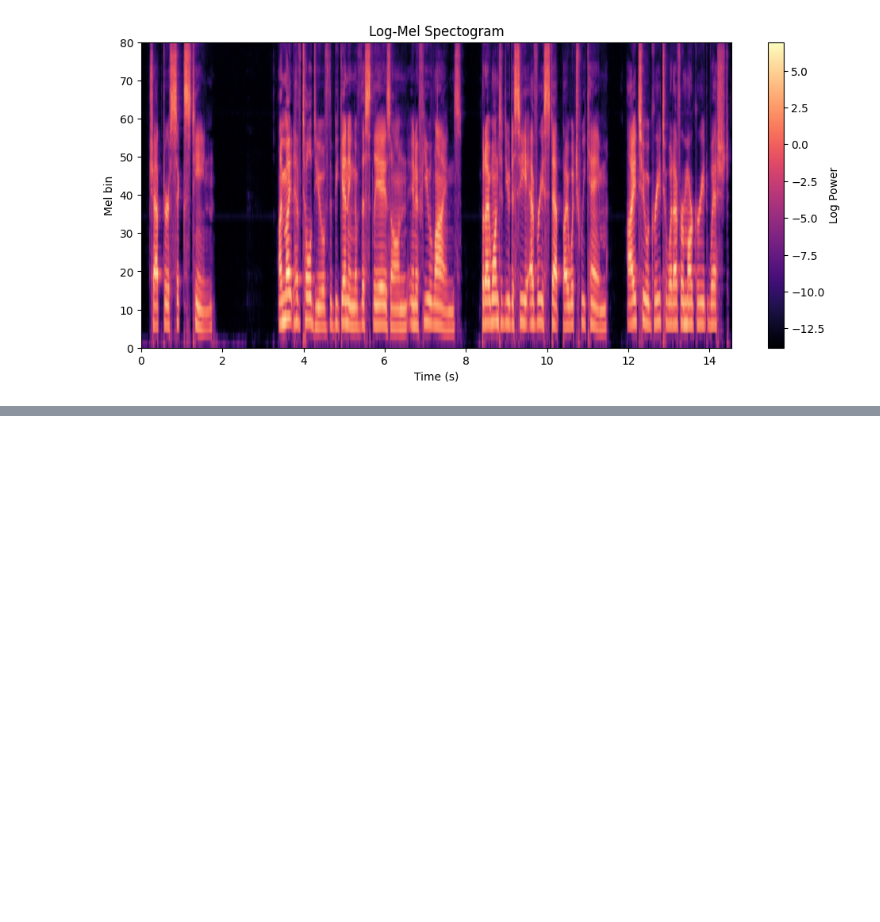
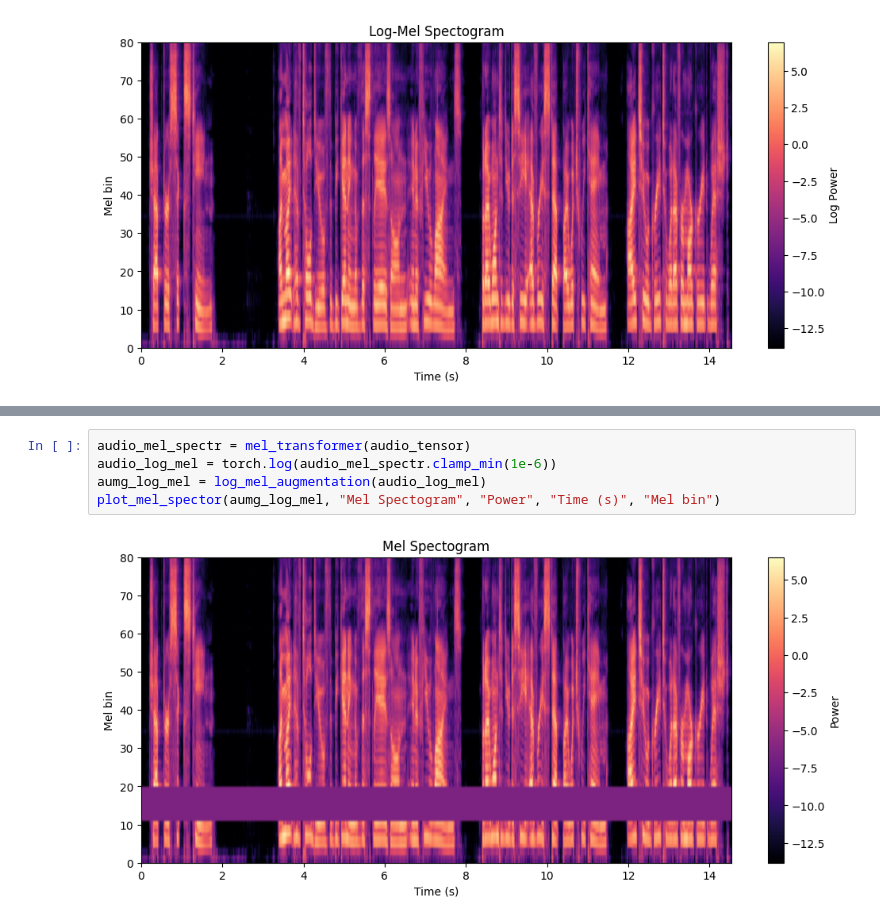
Before and after one commit to SmeysyaHromche/Automatic_Speech_Recognization, a Jupyter notebook: notebooks/data.ipynb, the cells around one changed output, grey strips where cells are left out. Drawn from its saved outputs; the diff is of its cells as text; blank space fills up the shorter version.

```diff
--- a/notebooks/data.ipynb
+++ b/notebooks/data.ipynb
@@ -85,0 +157,7 @@ plot_mel_spector(audio_log_mel, "Log-Mel Spectogram", "Log Power", "Time (s)", "
+# %%
+audio_mel_spectr = mel_transformer(audio_tensor)
+audio_log_mel = torch.log(audio_mel_spectr.clamp_min(1e-6))
+aumg_log_mel = log_mel_augmentation(audio_log_mel)
+plot_mel_spector(aumg_log_mel, "Mel Spectogram", "Power", "Time (s)", "Mel bin")
+# %% [output]
+[figure, added]
```
Also changed, not shown: parts of 5 cells of this notebook, 5 other files.
